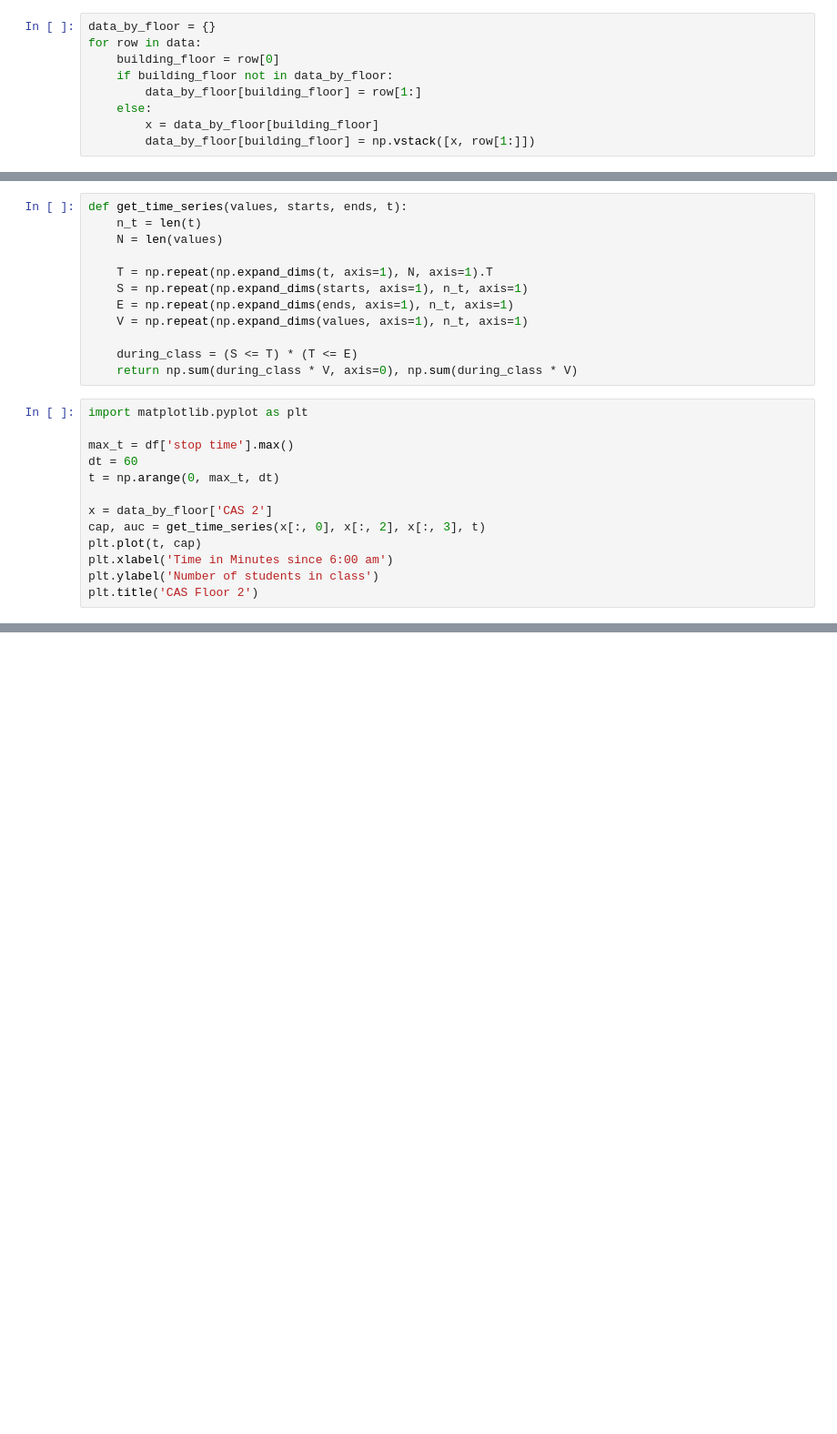
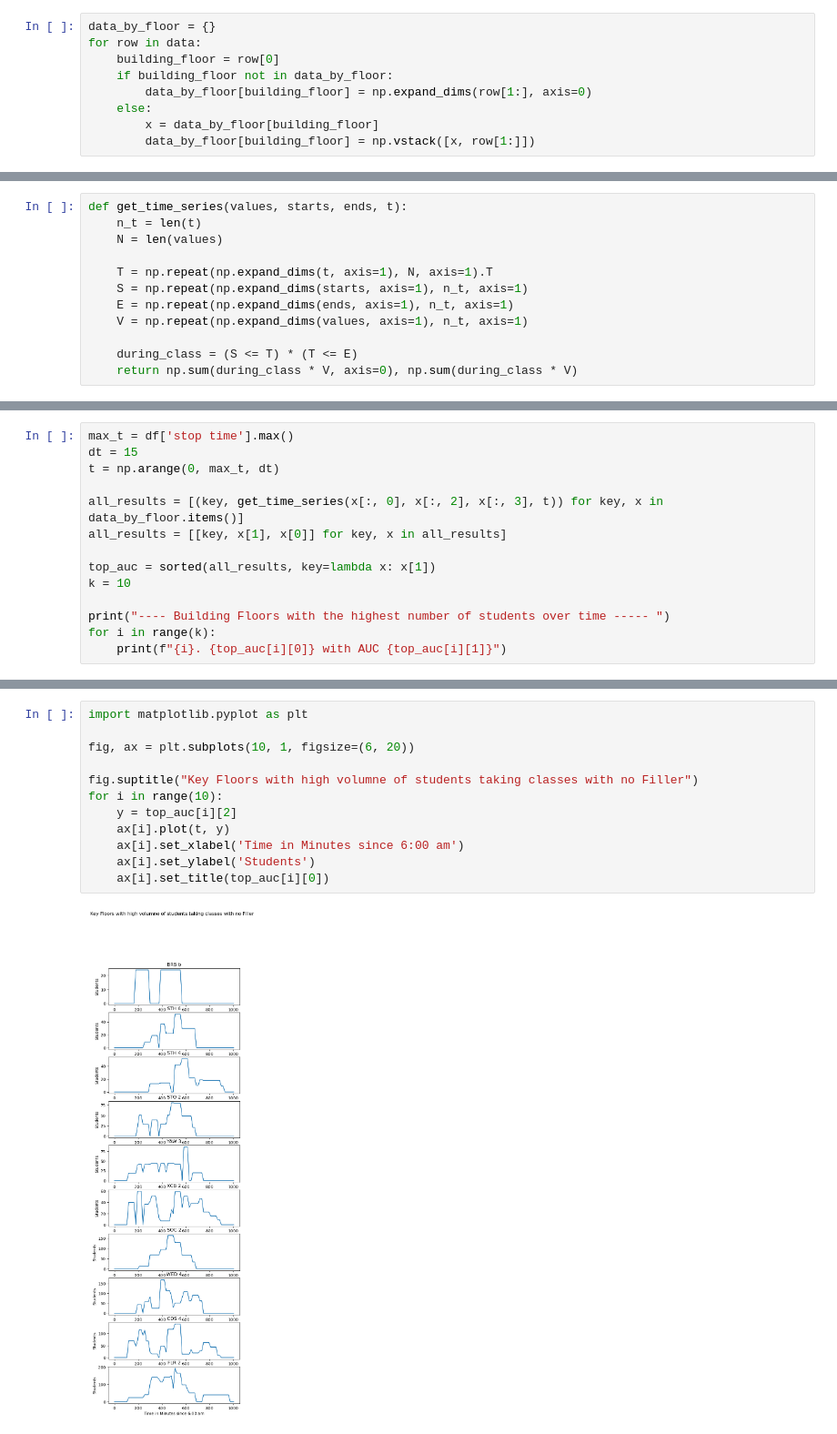
Before and after one commit to BU-Spark/ds-bu-sustainability-water, a Jupyter notebook: sp24-team-d/classroom-analysis.ipynb, the cells around one changed output, grey strips where cells are left out. Shown at 91% size. Cells and saved outputs as stored; diff of their text form; blank space fills up the shorter version.

Commit message:
Rank AUC and graph top 10 floors

```diff
--- a/sp24-team-d/classroom-analysis.ipynb
+++ b/sp24-team-d/classroom-analysis.ipynb
@@ -236,7 +236,7 @@ data_by_floor = {}
 for row in data:
     building_floor = row[0]
     if building_floor not in data_by_floor:
-        data_by_floor[building_floor] = row[1:]
+        data_by_floor[building_floor] = np.expand_dims(row[1:], axis=0)
     else:
         x = data_by_floor[building_floor]
         data_by_floor[building_floor] = np.vstack([x, row[1:]])
@@ -258,16 +258,3 @@ def get_time_series(values, starts, ends, t):
 
     during_class = (S <= T) * (T <= E)
     return np.sum(during_class * V, axis=0), np.sum(during_class * V)
-# %%
-import matplotlib.pyplot as plt
-
-max_t = df['stop time'].max()
-dt = 60
-t = np.arange(0, max_t, dt)
-
-x = data_by_floor['CAS 2']
-cap, auc = get_time_series(x[:, 0], x[:, 2], x[:, 3], t)
-plt.plot(t, cap)
-plt.xlabel('Time in Minutes since 6:00 am')
-plt.ylabel('Number of students in class')
-plt.title('CAS Floor 2')
@@ -276,0 +261,14 @@ Text(0.5, 1.0, 'CAS Floor 2')
+# %%
+max_t = df['stop time'].max()
+dt = 15
+t = np.arange(0, max_t, dt)
+
+all_results = [(key, get_time_series(x[:, 0], x[:, 2], x[:, 3], t)) for key, x in data_by_floor.items()]
+all_results = [[key, x[1], x[0]] for key, x in all_results]
+
+top_auc = sorted(all_results, key=lambda x: x[1])
+k = 10
+
+print("---- Building Floors with the highest number of students over time ----- ")
+for i in range(k):
+    print(f"{i}. {top_auc[i][0]} with AUC {top_auc[i][1]}")
@@ -276,0 +287,14 @@ Text(0.5, 1.0, 'CAS Floor 2')
+# %%
+import matplotlib.pyplot as plt
+
+fig, ax = plt.subplots(10, 1, figsize=(6, 20))
+
+fig.suptitle("Key Floors with high volumne of students taking classes with no Filler")
+for i in range(10):
+    y = top_auc[i][2]
+    ax[i].plot(t, y)
+    ax[i].set_xlabel('Time in Minutes since 6:00 am')
+    ax[i].set_ylabel('Students')
+    ax[i].set_title(top_auc[i][0])
+# %% [output]
+[figure, added]
```
Also changed, not shown: parts of 2 cells of this notebook.
